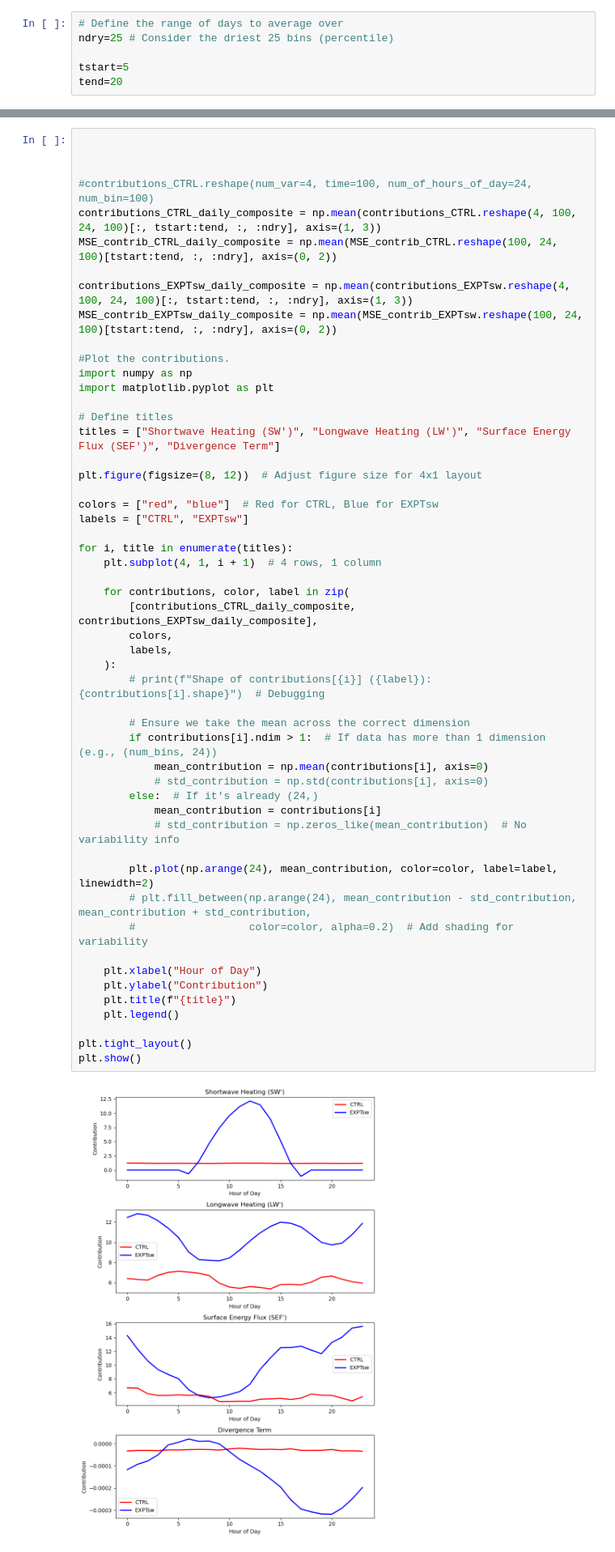
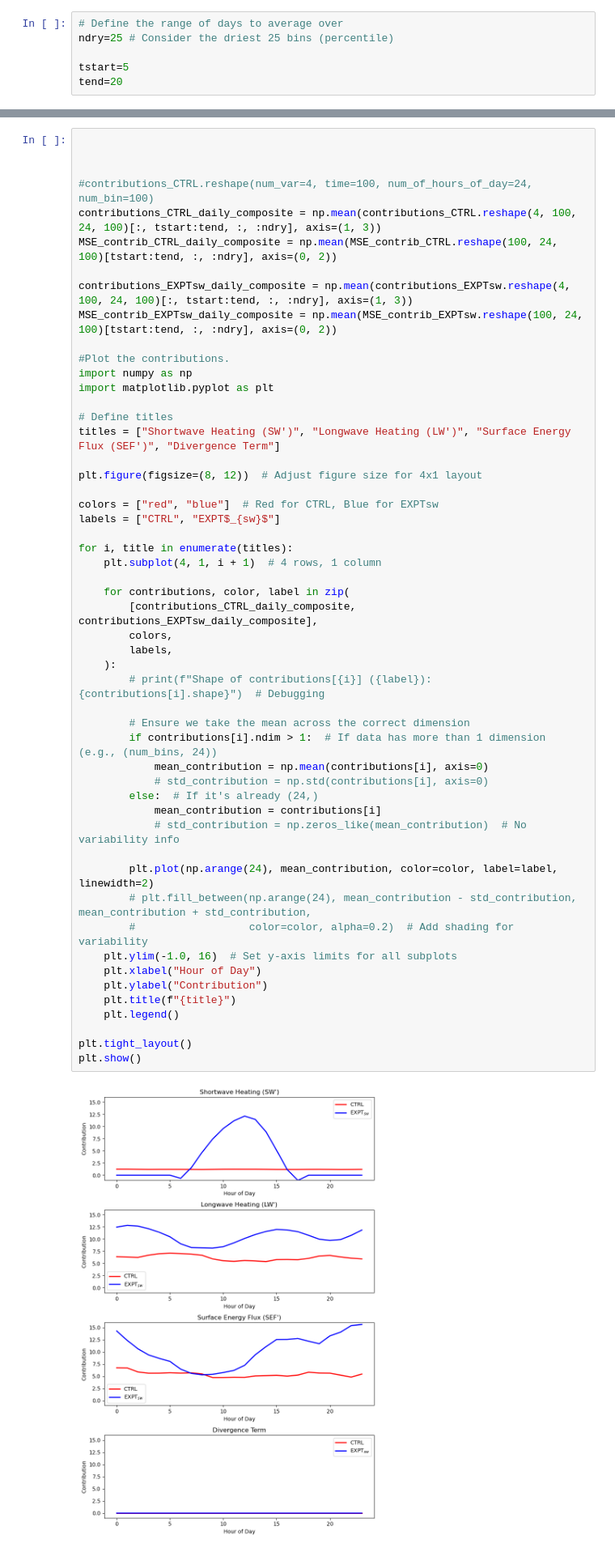
Before and after one commit to bidyutbg/SAM_DiurnalCycle_experiments, a Jupyter notebook: MSE_VAR_ANALYSIS_diff_diurnal_20250820.ipynb, the cells around one changed output, grey strips where cells are left out. Shown at 81% size. Drawn from its saved outputs; the diff is of its cells as text.

Commit message:
Edited the plot of different contributors in the MSE budget equation

```diff
--- a/MSE_VAR_ANALYSIS_diff_diurnal_20250820.ipynb
+++ b/MSE_VAR_ANALYSIS_diff_diurnal_20250820.ipynb
@@ -416,39 +416,39 @@ titles = ["Shortwave Heating (SW')", "Longwave Heating (LW')", "Surface Energy F
 plt.figure(figsize=(8, 12))  # Adjust figure size for 4x1 layout
 
 colors = ["red", "blue"]  # Red for CTRL, Blue for EXPTsw
-labels = ["CTRL", "EXPTsw"]
+labels = ["CTRL", "EXPT$_{sw}$"]
 
 for i, title in enumerate(titles):
     plt.subplot(4, 1, i + 1)  # 4 rows, 1 column
 
     for contributions, color, label in zip(
         [contributions_CTRL_daily_composite, contributions_EXPTsw_daily_composite],
         colors,
         labels,
     ):
         # print(f"Shape of contributions[{i}] ({label}): {contributions[i].shape}")  # Debugging
 
         # Ensure we take the mean across the correct dimension
         if contributions[i].ndim > 1:  # If data has more than 1 dimension (e.g., (num_bins, 24))
             mean_contribution = np.mean(contributions[i], axis=0)
             # std_contribution = np.std(contributions[i], axis=0)
         else:  # If it's already (24,)
             mean_contribution = contributions[i]
             # std_contribution = np.zeros_like(mean_contribution)  # No variability info
 
         plt.plot(np.arange(24), mean_contribution, color=color, label=label, linewidth=2)
         # plt.fill_between(np.arange(24), mean_contribution - std_contribution, mean_contribution + std_contribution,
         #                  color=color, alpha=0.2)  # Add shading for variability
-
+    plt.ylim(-1.0, 16)  # Set y-axis limits for all subplots
     plt.xlabel("Hour of Day")
     plt.ylabel("Contribution")
     plt.title(f"{title}")
     plt.legend()
 
 plt.tight_layout()
 plt.show()
 # %% [output]
-[figure, old version]
+[figure, new version]
 # %%
 LW_CTRL = compute_var_diurnal("SAM6108_RCE_MC_20250311_256x256_CTRL_e7_rank40")
 LW_EXPTsw = compute_var_diurnal("SAM6108_RCE_MC_20250311_256x256_EXPTsw_e8_rank50")
```
Also changed, not shown: parts of 4 cells of this notebook.
